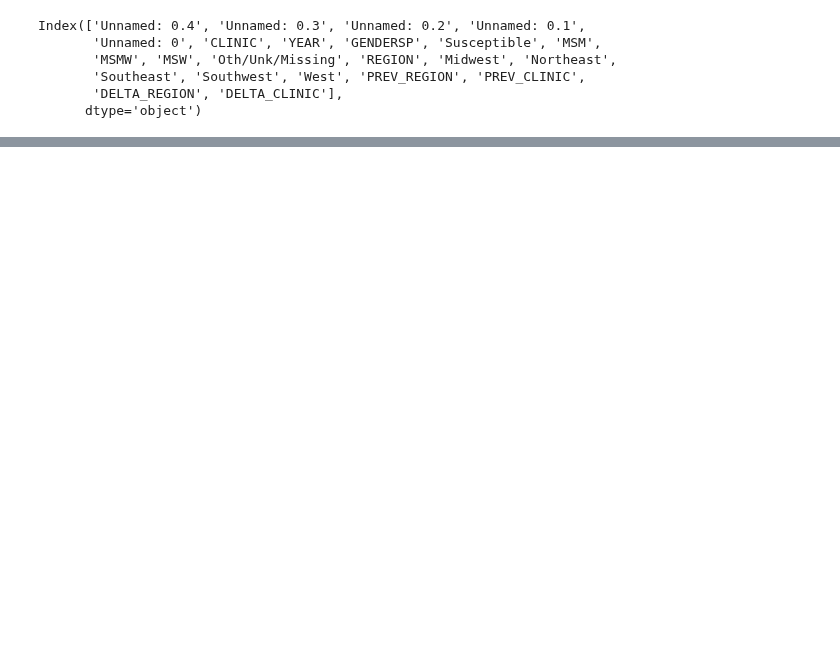
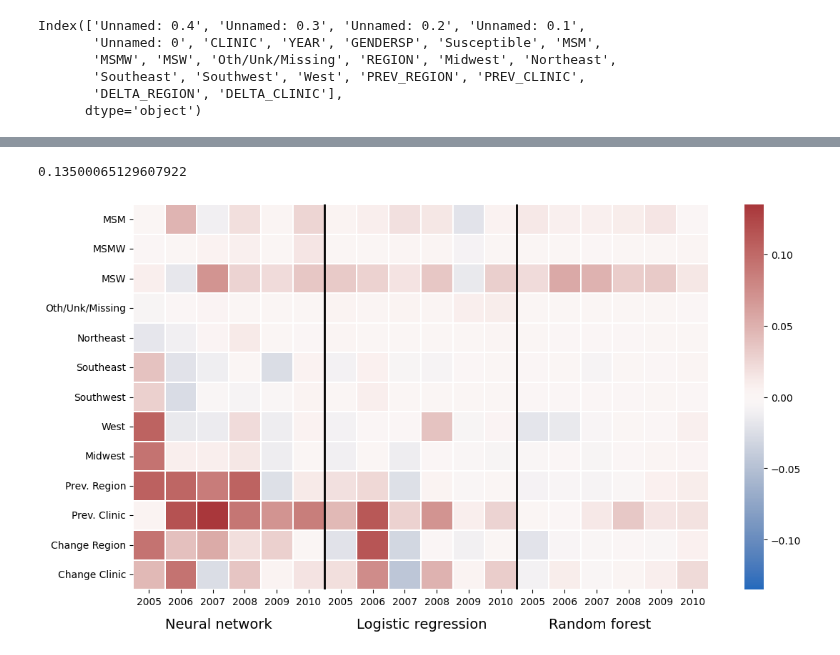
Before and after one commit to RachelMurray-Watson/GISP_data_initial, a Jupyter notebook: Diagram_feature_importance.ipynb, the cells around one changed output, grey strips where cells are left out. Saved outputs shown, nothing was run; the diff lists cells and outputs as text; code cells hidden in the pictures; blank space fills up the shorter version.

Commit message:
Created heatmap of the effect of each feature on models

```diff
--- a/Diagram_feature_importance.ipynb
+++ b/Diagram_feature_importance.ipynb
@@ -137,12 +131,13 @@ feature_names = ['MSM','MSMW', 'MSW', 'Oth/Unk/Missing','Northeast', 'Southeast'
 #### Loop set up
 test_years = [2005, 2006, 2007, 2008, 2009, 2010]
 
+imporances_all_models = pd.DataFrame(0, index = feature_names, columns=np.arange(len(test_years)*3) + 1)
 
 ### effect features by year
 best_effect_by_year_lr = {}
 best_effect_by_year_nn = {}
 best_effect_by_year_rf = {}
-
+i = 1
 for year in test_years:
     years_train = np.array(range(year - 5, year))
 
@@ -153,27 +148,18 @@ for year in test_years:
     test_data, train_data, X_train, y_train, X_test, y_test =  get_test_train_data(CIP_data_no_drop = CIP_data_no_drop, year = year, feature_names = feature_names)
     cipro_R_prev = y_test.sum()/len(y_test) #get prevalence for all clinics for "general" model for year
     model_lr = LogisticRegression(class_weight = 'balanced', max_iter=4000, solver = best_hyperparameters_by_year_lr[year]['solver'], C = best_hyperparameters_by_year_lr[year]['C'], penalty = best_hyperparameters_by_year_lr[year]['penalty'])
-
-    ## fit model w/hyperparameters
     model_fit_lr = model_lr.fit(X_train, y_train)
-    ## now also need to do feature engineering
-    features_effects_lr = get_feature_effects(feature_names, model_fit_lr, X_test, y_test)
-    best_effect_by_year_lr.__setitem__(year, features_effects_lr)
+    imporances_all_models[i + 6] = get_feature_effects(feature_names, model_fit_lr, X_test, y_test) #want it to be the "second" block
 
     ## NEURAL NETWORK
-    test_data, train_data, X_train, y_train, X_test, y_test, cipro_R_prev =  get_test_train_data_overfit(CIP_data_no_drop = CIP_data_no_drop, year = year, feature_names = best_features_by_year_nn[year], oversample_size = 0.5)
-
+    test_data, train_data, X_train, y_train, X_test, y_test, cipro_R_prev =  get_test_train_data_overfit(CIP_data_no_drop = CIP_data_no_drop, year = year, feature_names = feature_names, oversample_size = 0.5)
     model_nn = MLPClassifier(solver = 'lbfgs', activation = 'tanh', max_iter = 3000 ,hidden_layer_sizes= best_hyperparameters_by_year_nn[year]['hidden_layer_sizes'], alpha =  best_hyperparameters_by_year_nn[year]['alpha'], random_state=10, learning_rate = 'adaptive' )
-        ## fit model w/hyperparameters
     model_fit_nn = model_nn.fit(X_train, y_train)
-    ## now also need to do feature engineering
-    features_effects_nn = get_feature_effects(feature_names, model_fit_nn, X_test, y_test)
-    best_effect_by_year_nn.__setitem__(year, features_effects_nn)
+    imporances_all_models[i] =  get_feature_effects(feature_names, model_fit_nn, X_test, y_test) #want it to be the "first" block
 
     ## RANDOM FOREST
 
     model_rf = RandomForestClassifier(n_estimators = best_hyperparameters_by_year_rf[year]['n_estimators'], min_samples_split = best_hyperparameters_by_year_rf[year]['min_samples_split'], min_samples_leaf=best_hyperparameters_by_year_rf[year]['min_samples_leaf'], max_features = 'sqrt', max_depth = best_hyperparameters_by_year_rf[year]['max_depth'], random_state = 10)
     model_fit_rf = model_rf.fit(X_train, y_train)
-    ## now also need to do feature engineering
-    features_effects_rf = get_feature_effects(feature_names, model_fit_rf, X_test, y_test)
-    best_effect_by_year_rf.__setitem__(year, features_effects_rf)
+    imporances_all_models[i + 12] = get_feature_effects(feature_names, model_fit_rf, X_test, y_test) #want it to be the "third" block
+    i += 1
@@ -180,4 +171,0 @@ for year in test_years:
-# %%
-### Make a dataframe of results
-
-imporances_all_models = pd.Dataframe(0, rows = feature_names, columns=np.arange(len(feature_names)*3))
@@ -203,0 +192,20 @@ print(best_effect_by_year_lr)
+# %%
+fig, ax = plt.subplots(figsize=(13,7))
+x_axis_labels = [2005,2006,2007,2008,2009,2010]*3
+y_axis_labels =['MSM','MSMW', 'MSW', 'Oth/Unk/Missing','Northeast', 'Southeast', 'Southwest', 'West', 'Midwest','Prev. Region', 'Prev. Clinic','Change Region', 'Change Clinic']
+
+
+sns.heatmap(imporances_all_models,fmt="",cmap='vlag',linewidths=0.30,ax=ax, xticklabels = x_axis_labels, yticklabels = y_axis_labels, vmin =-abs(imporances_all_models.max()).max(), vmax = abs(imporances_all_models.max()).max())
+ax.text((ax.get_xlim()[1])/18 * 1, (ax.get_ylim()[0]) + (ax.get_ylim()[0])*0.10, "Neural network", fontsize=14)
+ax.text((ax.get_xlim()[1])/18 * 7, (ax.get_ylim()[0]) + (ax.get_ylim()[0])*0.10, "Logistic regression", fontsize=14)
+ax.text((ax.get_xlim()[1])/18 * 13 , (ax.get_ylim()[0]) + (ax.get_ylim()[0])*0.10, "Random forest", fontsize=14)
+ax.axvline((ax.get_xlim()[1])/18 * 6, color = "black", linewidth = 2)
+ax.axvline((ax.get_xlim()[1])/18 * 12, color = "black", linewidth = 2)
+#ax.collections[0].colorbar.set_label("Effect on auROC score")\
+
+print(abs(imporances_all_models.max()).max())
+
+#plt.savefig("Graphs/Magnitude_of_feature_importance_2005_2010_all_models.png", dpi = 600)
+# %% [output]
+0.13500065129607922
+[figure, added]
```
Also changed, not shown: parts of 5 cells of this notebook, 1 other file.
